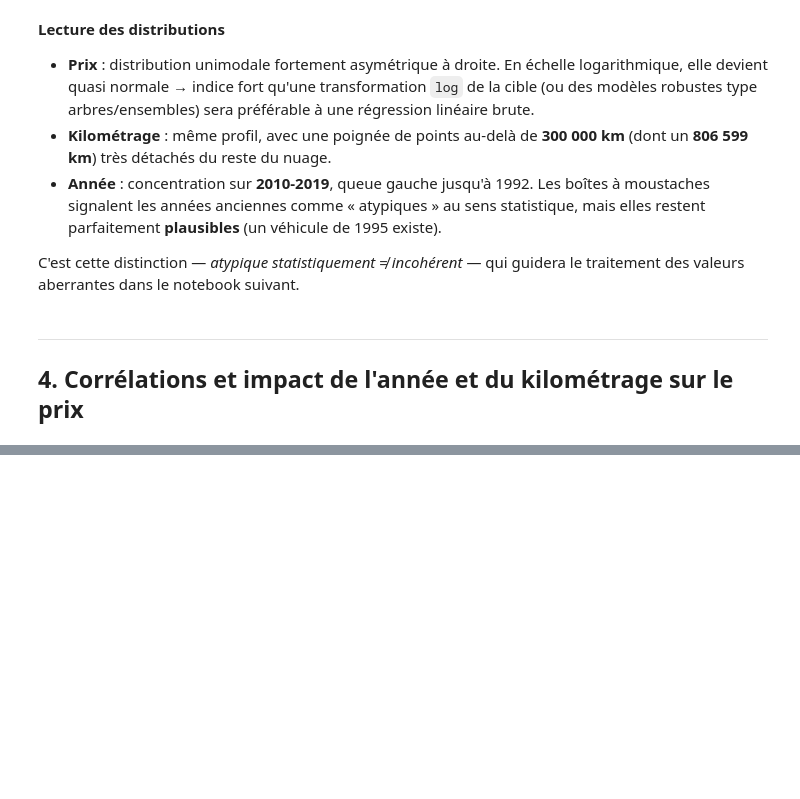
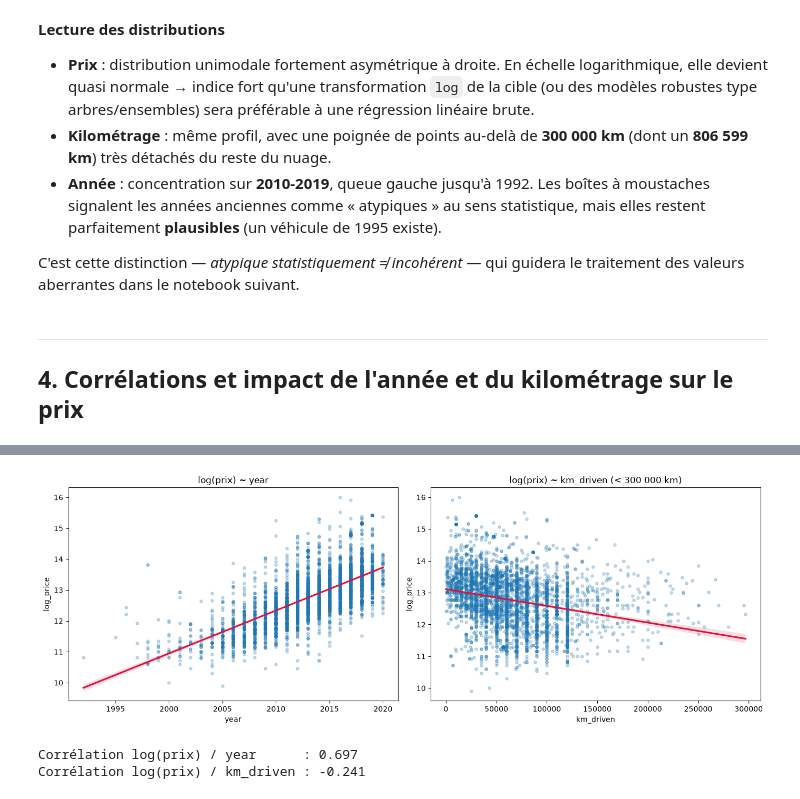
Before and after one commit to bahaztariq/CarPredictor, a Jupyter notebook: notebooks/01a_exploration_analyse.ipynb, the cells around one changed output, grey strips where cells are left out. Cells and saved outputs as stored; diff of their text form; code cells hidden in the pictures; blank space fills up the shorter version.

```diff
--- a/notebooks/01a_exploration_analyse.ipynb
+++ b/notebooks/01a_exploration_analyse.ipynb
@@ -306,0 +329,23 @@ corr
+# %%
+# La relation est bien plus nette en échelle log sur le prix
+fig, axes = plt.subplots(1, 2, figsize=(14, 5))
+tmp = df.dropna(subset=["year", "km_driven"]).copy()
+tmp["log_price"] = np.log1p(tmp["selling_price"])
+
+sns.regplot(data=tmp, x="year", y="log_price", ax=axes[0],
+            scatter_kws={"alpha": .25, "s": 15}, line_kws={"color": "crimson"})
+axes[0].set_title("log(prix) ~ year")
+
+sns.regplot(data=tmp[tmp["km_driven"] < 300_000], x="km_driven", y="log_price", ax=axes[1],
+            scatter_kws={"alpha": .25, "s": 15}, line_kws={"color": "crimson"})
+axes[1].set_title("log(prix) ~ km_driven (< 300 000 km)")
+
+fig.tight_layout()
+plt.show()
+
+print("Corrélation log(prix) / year      :", round(tmp["log_price"].corr(tmp["year"]), 3))
+print("Corrélation log(prix) / km_driven :", round(tmp["log_price"].corr(tmp["km_driven"]), 3))
+# %% [output]
+[figure, added]
+Corrélation log(prix) / year      : 0.697
+Corrélation log(prix) / km_driven : -0.241
```
Also changed, not shown: parts of 20 cells of this notebook, 20 other files.
